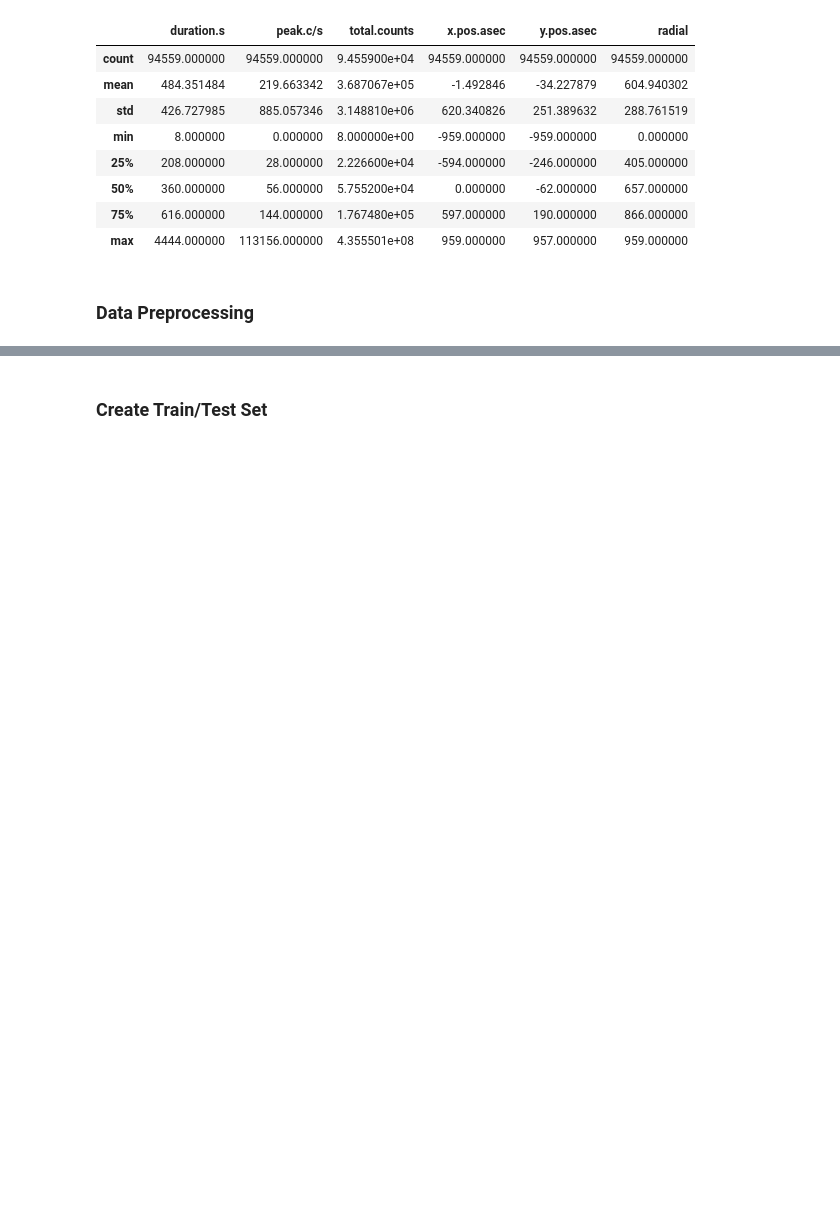
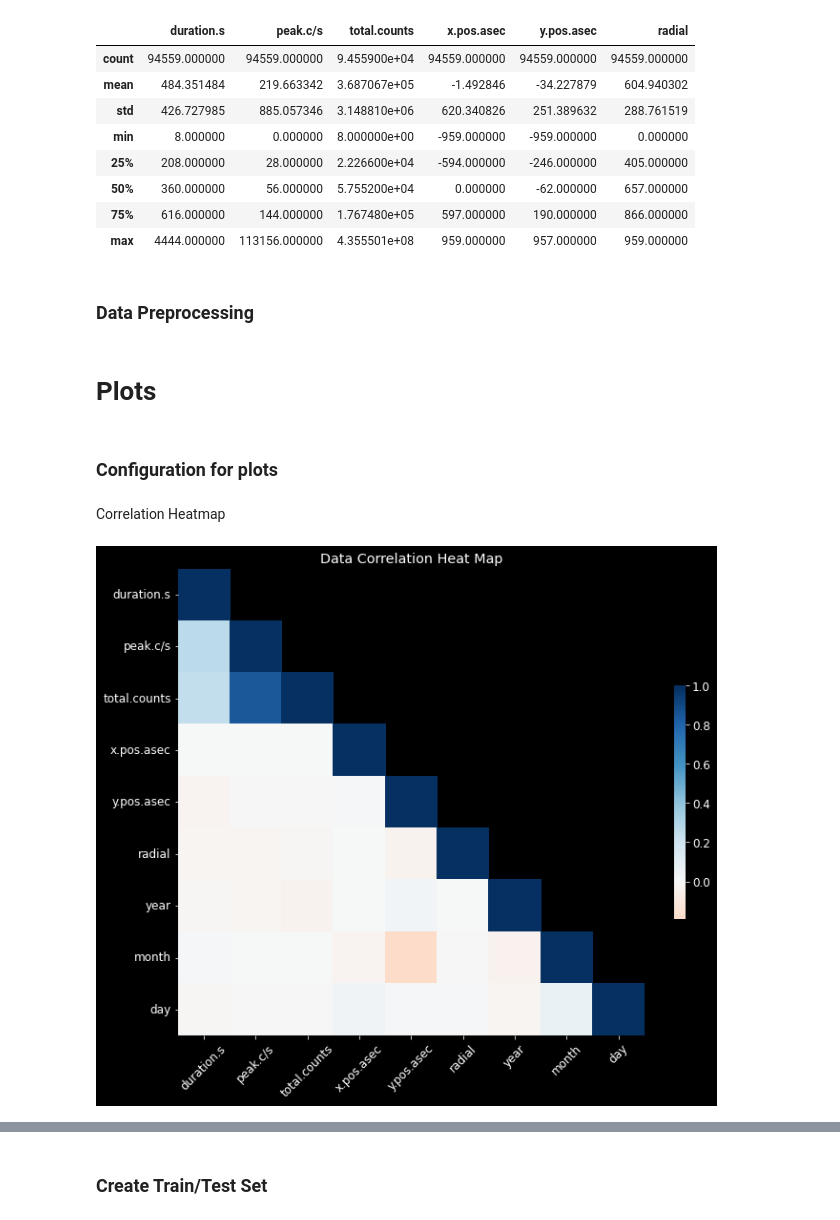
Before and after one commit to sbhalaru/Solar-Flare-Prediction, a Jupyter notebook: Solar Flare.ipynb, the cells around one changed output, grey strips where cells are left out. Cells and saved outputs as stored; diff of their text form; code cells hidden in the pictures; blank space fills up the shorter version.

```diff
--- a/Solar Flare.ipynb
+++ b/Solar Flare.ipynb
@@ -78,3 +78,33 @@ pd_df.drop(['start.date','start.time','peak','end'], axis=1, inplace=True)
 pd_df['year'] = pd_df['dt.start'].apply(lambda col: col.year)
 pd_df['month'] = pd_df['dt.start'].apply(lambda col: col.month)
 pd_df['day'] = pd_df['dt.start'].apply(lambda col: col.day)
+# %% [markdown]
+# Plots
+# %% [markdown]
+### Configuration for plots
+# %%
+month_order = ["", "January", "February", "March", "April", "May", "June", "July", "August", "September", "October",
+                   "November", "December"]
+duration = solar_df['duration.s']
+radial = solar_df['radial']
+
+# Adjust plot styles
+plt.style.use("dark_background")
+plt.rcParams.update({'font.size': 12})
+color = (32 / 255, 100 / 255, 170 / 255, 255 / 255)
+# %% [markdown]
+Correlation Heatmap
+# %%
+# Mask to cover the symmetric portion of the heat map
+corr = solar_df.corr()
+mask = np.triu(np.ones_like(corr)) - np.eye(corr.shape[0])
+
+f, ax = plt.subplots(figsize=(11, 9))
+cmap = sns.color_palette("RdBu", as_cmap=True)
+sns.heatmap(corr, mask=mask, cmap=cmap, center=0,
+            square=True, linewidths=0, cbar_kws={"shrink": .5})
+plt.title("Data Correlation Heat Map")
+plt.xticks(rotation=45)
+plt.show()
+# %% [output]
+[figure, added]
```
Also changed, not shown: parts of 17 cells of this notebook.
